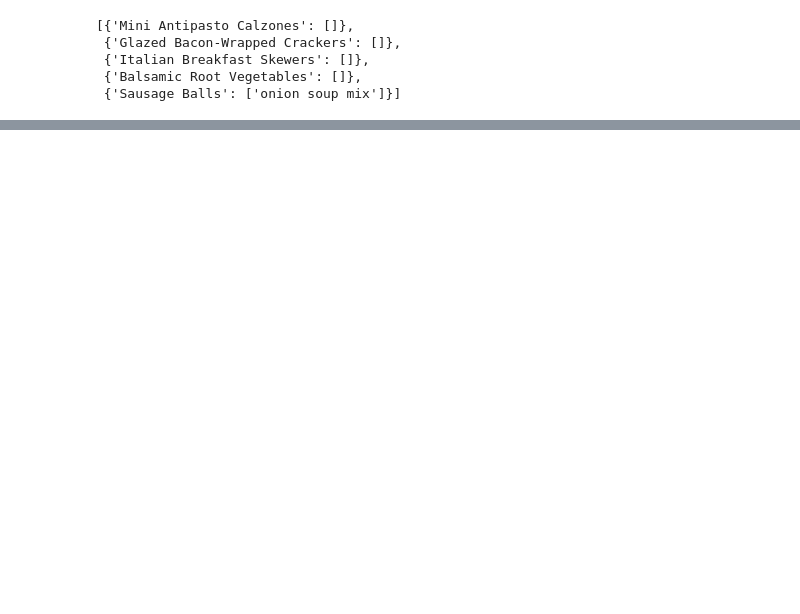
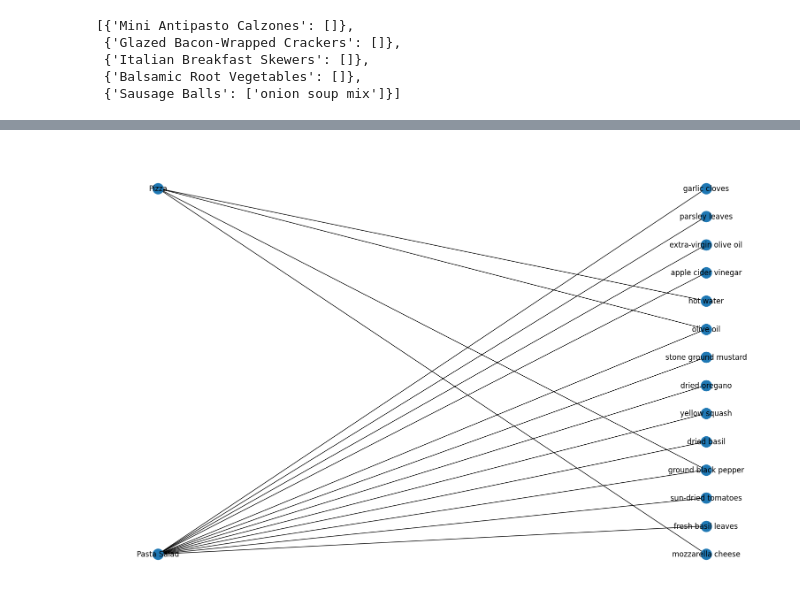
Before and after one commit to xadambednarski/dishes-network, a Jupyter notebook: src/build_network.ipynb, the cells around one changed output, grey strips where cells are left out. Saved outputs shown, nothing was run; the diff lists cells and outputs as text; code cells hidden in the pictures; blank space fills up the shorter version.

Commit message:
visualize recipes

```diff
--- a/src/build_network.ipynb
+++ b/src/build_network.ipynb
@@ -55,7 +55,7 @@ g_conn_nodes = next(conn_gs)
 G.remove_nodes_from(set(G.nodes()).difference(g_conn_nodes))
 # %%
 dishes = {n for n, d in G.nodes(data=True) if d["bipartite"] == 0}
-recipes = set(G) - dishes
+dishes = list(dishes)
 # %%
 degrees = sorted(list(nx.degree(G)), key=lambda x: x[1], reverse=True)
 dishes_degrees = [node for node in degrees if node[0] in dishes]
@@ -152,7 +169,5 @@ def find_best_ingredient_match(input_ingredient):
 # %%
 def get_ingredients_for_dish(G, dish_name):
-    if dish_name in G:
-        ingredients = list(G.neighbors(dish_name))
-        return ingredients
-    else:
-        return f"Dish '{dish_name}' not found in the graph."
+    dish = find_best_match(dish_name, 'dish')
+    ingredients = list(G.neighbors(dish))
+    return ingredients
@@ -187,0 +216,6 @@ find_dishes_with_ingredients(G, ['chicken', 'pepper'])[:5]
+# %%
+def get_recipe(dish):
+    dish = find_best_match(dish, 'dish')
+    ingredients = get_ingredients_for_dish(G, dish)
+
+    return {dish: ingredients}
@@ -187,0 +237,16 @@ find_dishes_with_ingredients(G, ['chicken', 'pepper'])[:5]
+# %%
+def plot_graph_subset(G, dishes):
+    recipes = [get_recipe(dish) for dish in dishes]
+    dishes = [list(recipe.keys())[0] for recipe in recipes]
+    nodes = set([item for sublist in [[key] + item for dct in recipes for key, item in dct.items()] for item in sublist])
+
+    subgraph = G.subgraph(nodes)
+
+    plt.figure(figsize=(15,10))
+    pos = nx.bipartite_layout(subgraph, nodes=dishes)
+    nx.draw(subgraph, pos, with_labels=True)
+    plt.show()
+# %%
+plot_graph_subset(G, ['Pizza', 'pasta'])
+# %% [output]
+[figure, added]
```
Also changed, not shown: parts of 14 cells of this notebook.
